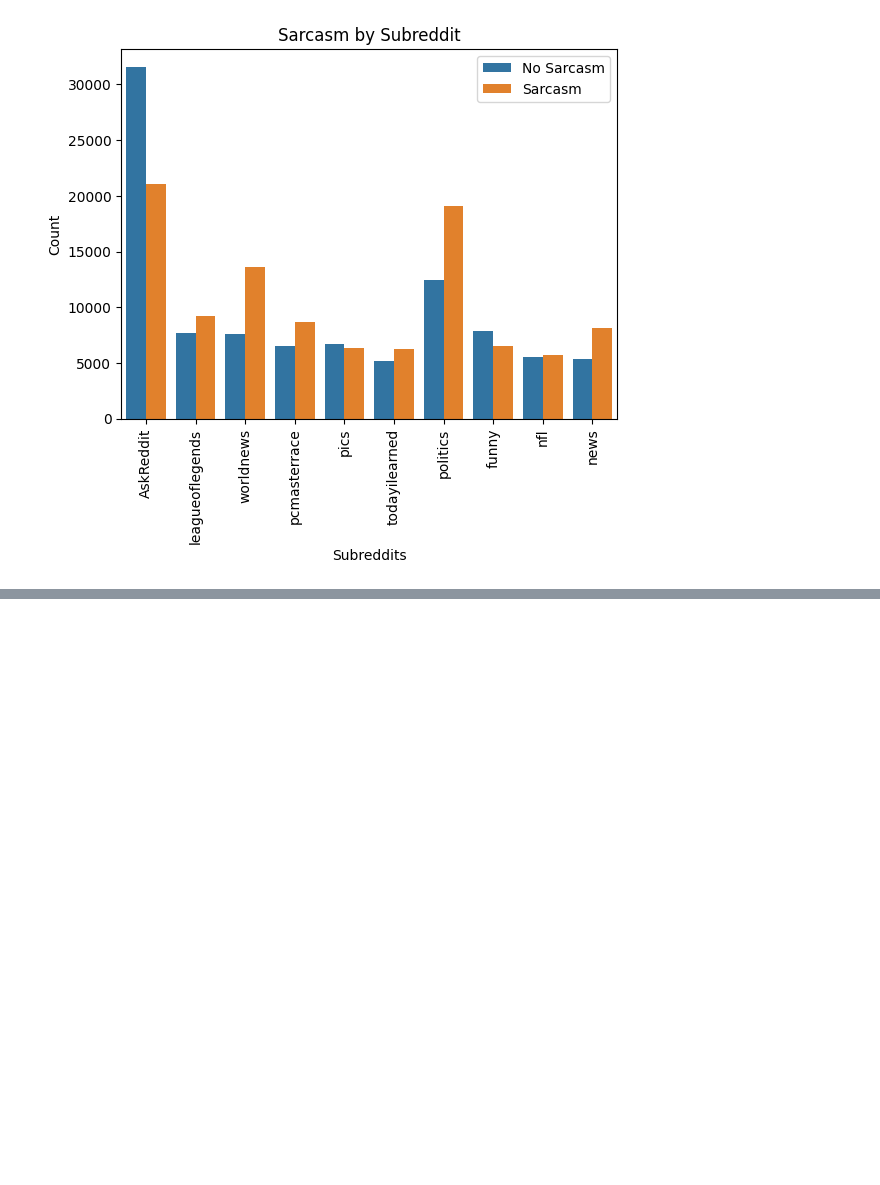
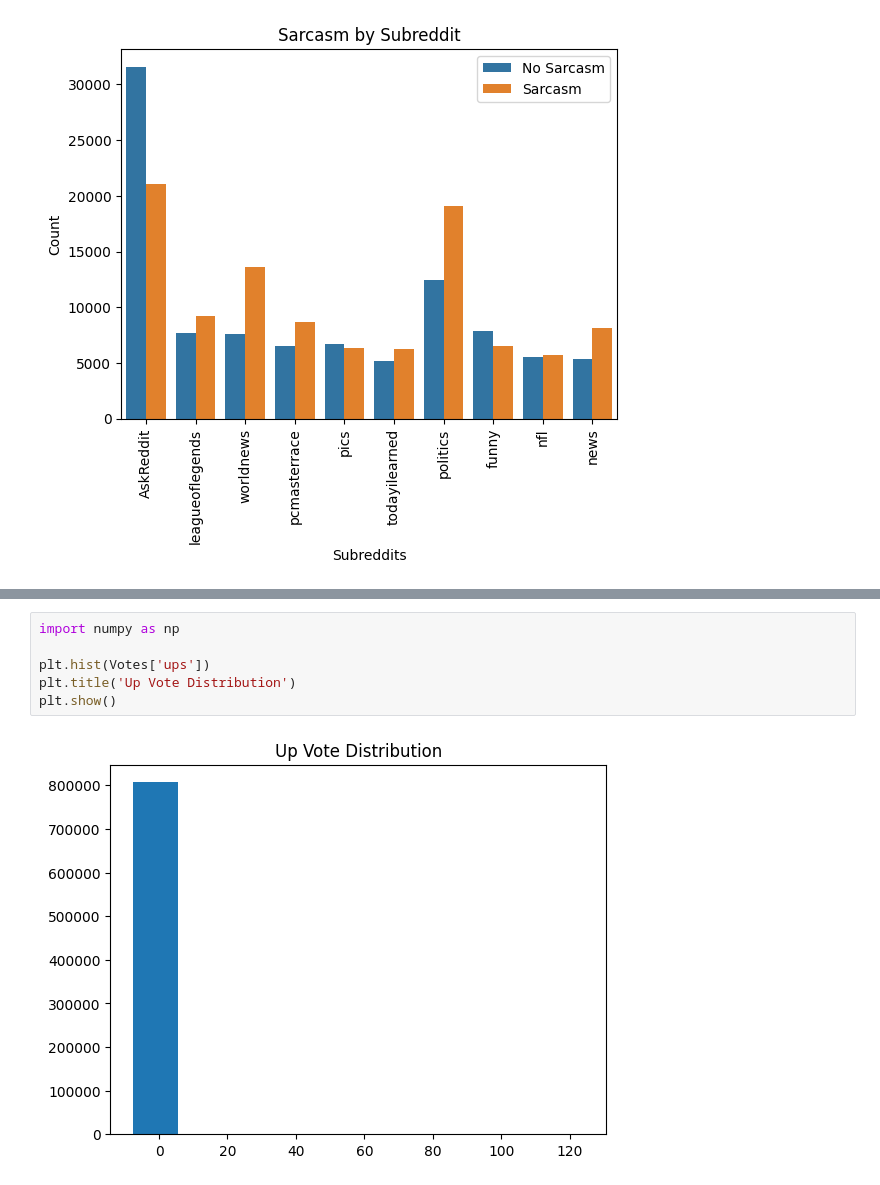
Before and after one commit to brianellis1997/Sarcasm_Detection, a Jupyter notebook: DS_440_Traditional_Models.ipynb, the cells around one changed output, grey strips where cells are left out. Saved outputs shown, nothing was run; the diff lists cells and outputs as text; blank space fills up the shorter version.

```diff
--- a/DS_440_Traditional_Models.ipynb
+++ b/DS_440_Traditional_Models.ipynb
@@ -810,0 +898,8 @@ plt.show()
+# %%
+import numpy as np
+
+plt.hist(Votes['ups'])
+plt.title('Up Vote Distribution')
+plt.show()
+# %% [output]
+[figure, added]
```
Also changed, not shown: parts of 14 cells of this notebook.
